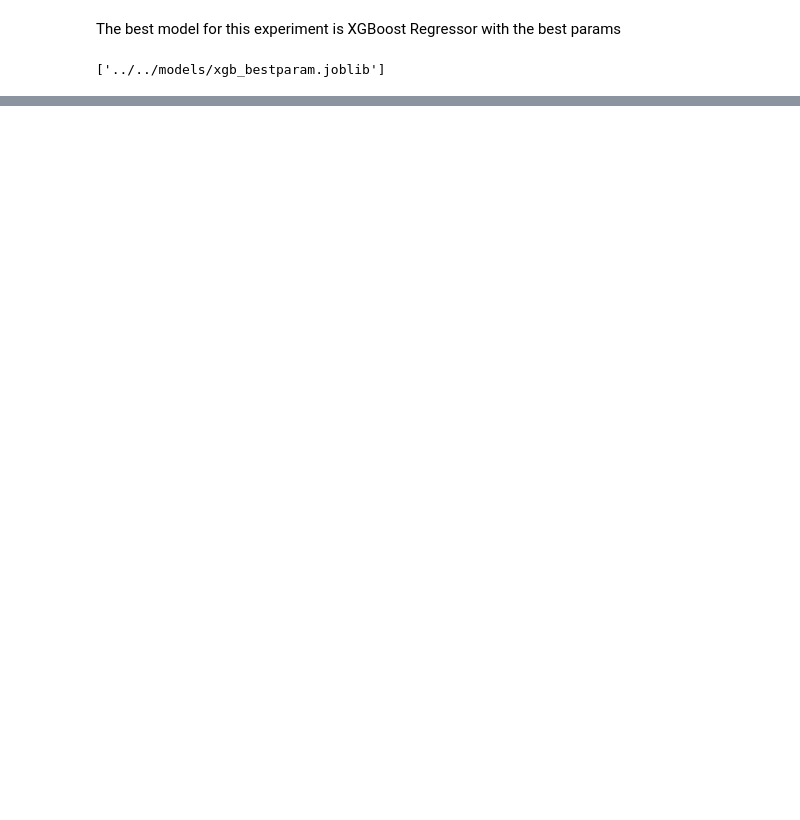
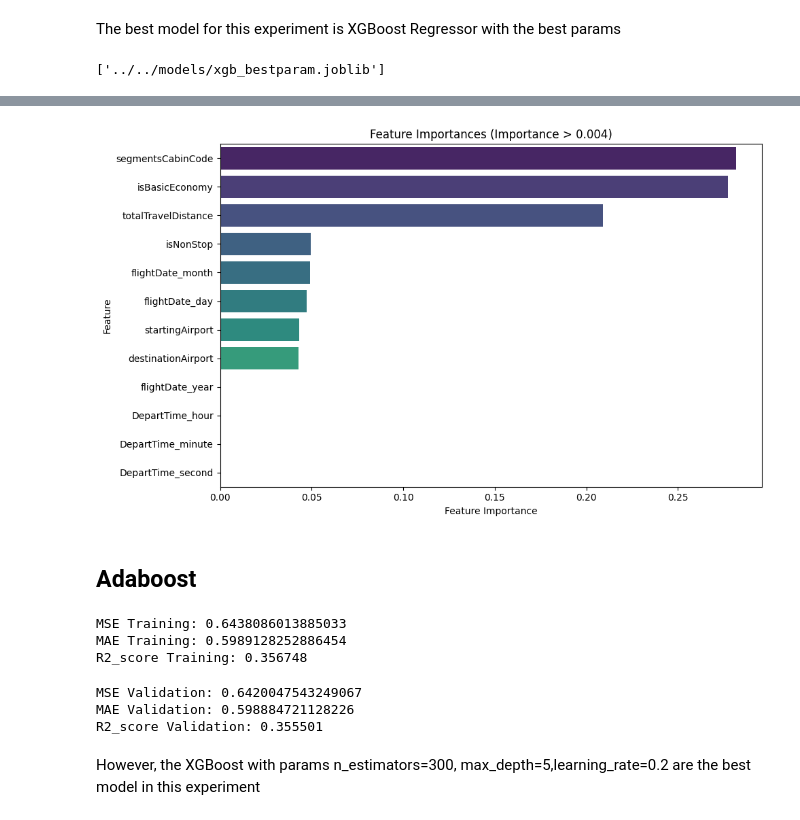
Before and after one commit to wongwara/flight-streamlit-at3, a Jupyter notebook: flight-prediction/notebooks/WW_notebooks/regression.ipynb, the cells around one changed output, grey strips where cells are left out. Drawn from its saved outputs; the diff is of its cells as text; code cells hidden in the pictures; blank space fills up the shorter version.

```diff
--- a/flight-prediction/notebooks/WW_notebooks/regression.ipynb
+++ b/flight-prediction/notebooks/WW_notebooks/regression.ipynb
@@ -246,0 +271,16 @@ dump(bestparam_xgb_model,  '../../models/xgb_bestparam.joblib')
+# %%
+# List of feature names
+features = ['totalTravelDistance', 'isNonStop', 'isBasicEconomy', 'startingAirport', 'destinationAirport', 'segmentsCabinCode',
+            'flightDate_day', 'flightDate_month', 'flightDate_year', 'DepartTime_hour', 'DepartTime_minute', 'DepartTime_second']
+
+# Feature importances
+feat_imp = bestparam_xgb_model.feature_importances_
+
+# Create a DataFrame to store feature names and their importances
+feat_imp_df = pd.DataFrame({'feature': features, 'importance': feat_imp})
+
+# Sort the DataFrame by importance in descending order
+feat_imp_df = feat_imp_df.sort_values(by='importance', ascending=False)
+
+# Display the sorted feature importances
+print(feat_imp_df)
@@ -246,0 +301,14 @@ dump(bestparam_xgb_model,  '../../models/xgb_bestparam.joblib')
+# %%
+import seaborn as sns
+# Create a colorful bar plot
+plt.figure(figsize=(10, 6))
+sns.barplot(x='importance', y='feature', data=feat_imp_df, palette='viridis')
+plt.xlabel('Feature Importance')
+plt.ylabel('Feature')
+plt.title('Feature Importances (Importance > 0.004)')
+plt.tight_layout()
+plt.show()
+# %% [output]
+[figure, added]
+# %% [markdown]
+## Adaboost
@@ -246,0 +328,14 @@ dump(bestparam_xgb_model,  '../../models/xgb_bestparam.joblib')
+# %%
+print_regressor_scores(y_preds=y_train_preds_ada, y_actuals=y_train, set_name='Training')
+# %% [output]
+MSE Training: 0.6438086013885033
+MAE Training: 0.5989128252886454
+R2_score Training: 0.356748
+# %%
+print_regressor_scores(y_preds=y_val_preds_ada, y_actuals=y_val, set_name='Validation')
+# %% [output]
+MSE Validation: 0.6420047543249067
+MAE Validation: 0.598884721128226
+R2_score Validation: 0.355501
+# %% [markdown]
+However, the XGBoost with params n_estimators=300,   max_depth=5,learning_rate=0.2   are the best model in this experiment
```
Also changed, not shown: parts of 25 cells of this notebook, 4 other files.
